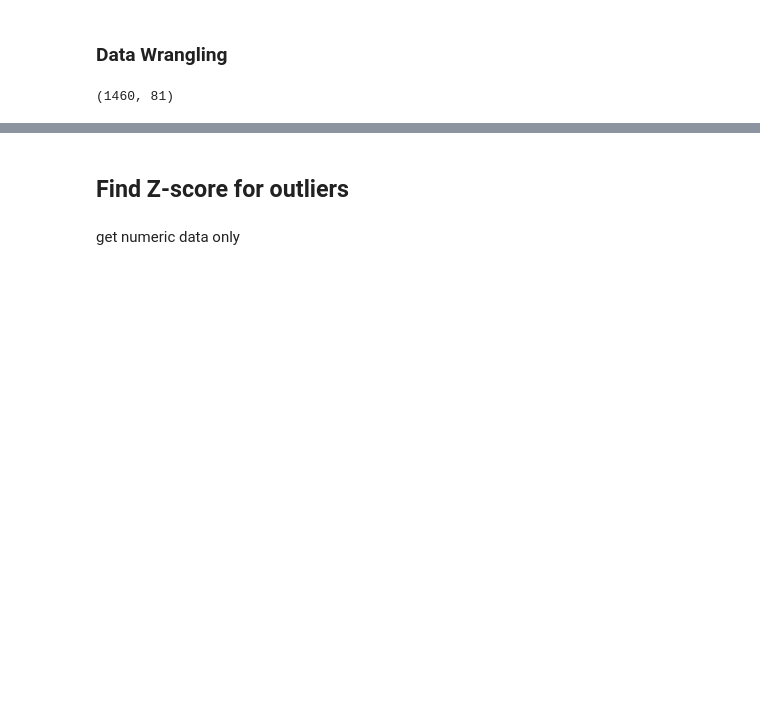
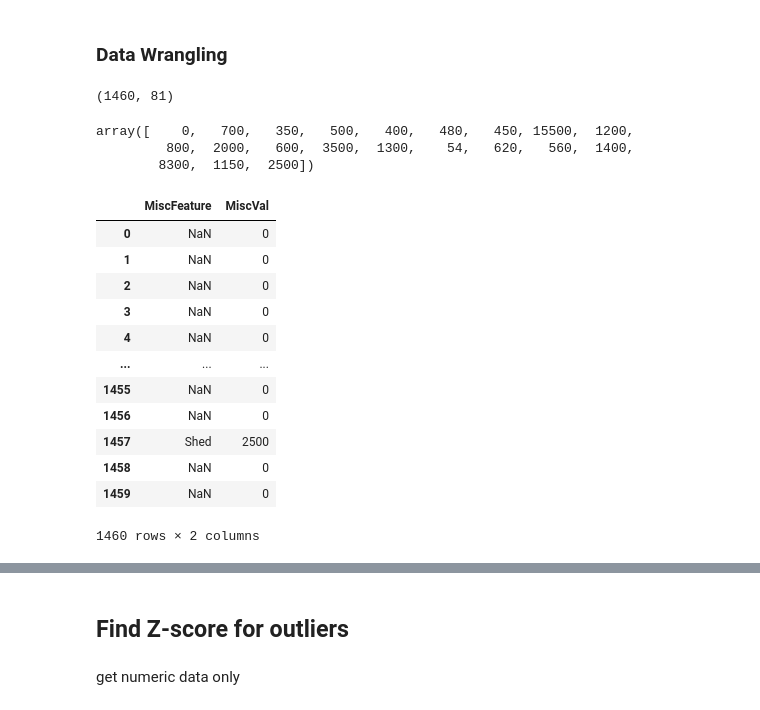
Before and after one commit to taaha/House-Price-Prediction, a Jupyter notebook: notebook999026cc55.ipynb, the cells around one changed output, grey strips where cells are left out. Saved outputs shown, nothing was run; the diff lists cells and outputs as text; code cells hidden in the pictures; blank space fills up the shorter version.

```diff
--- a/notebook999026cc55.ipynb
+++ b/notebook999026cc55.ipynb
@@ -59,4 +59,26 @@ train.shape
 # %%
 #pd.set_option('display.max_rows',None)
 #train.isna().sum()
+# %%
+train['MiscVal'].unique()
+# %% [output]
+array([    0,   700,   350,   500,   400,   480,   450, 15500,  1200,
+         800,  2000,   600,  3500,  1300,    54,   620,   560,  1400,
+        8300,  1150,  2500])
+# %%
+train[['MiscFeature','MiscVal']]
+# %% [output]
+|  | MiscFeature | MiscVal |
+| 0 | NaN | 0 |
+| 1 | NaN | 0 |
+| 2 | NaN | 0 |
+| 3 | NaN | 0 |
+| 4 | NaN | 0 |
+| ... | ... | ... |
+| 1455 | NaN | 0 |
+| 1456 | NaN | 0 |
+| 1457 | Shed | 2500 |
+| 1458 | NaN | 0 |
+| 1459 | NaN | 0 |
+1460 rows × 2 columns
 # %%
```
Also changed, not shown: parts of 10 cells of this notebook.
